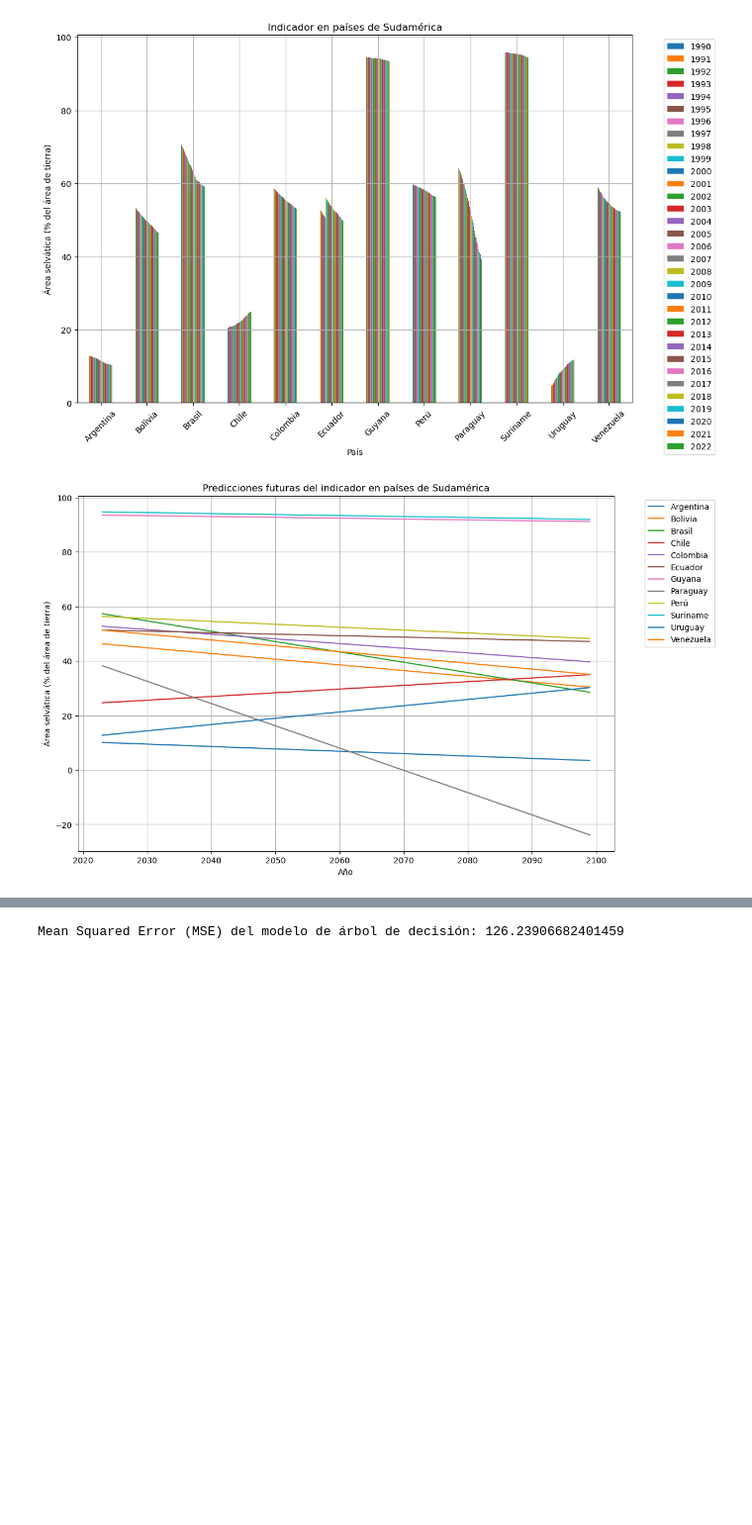
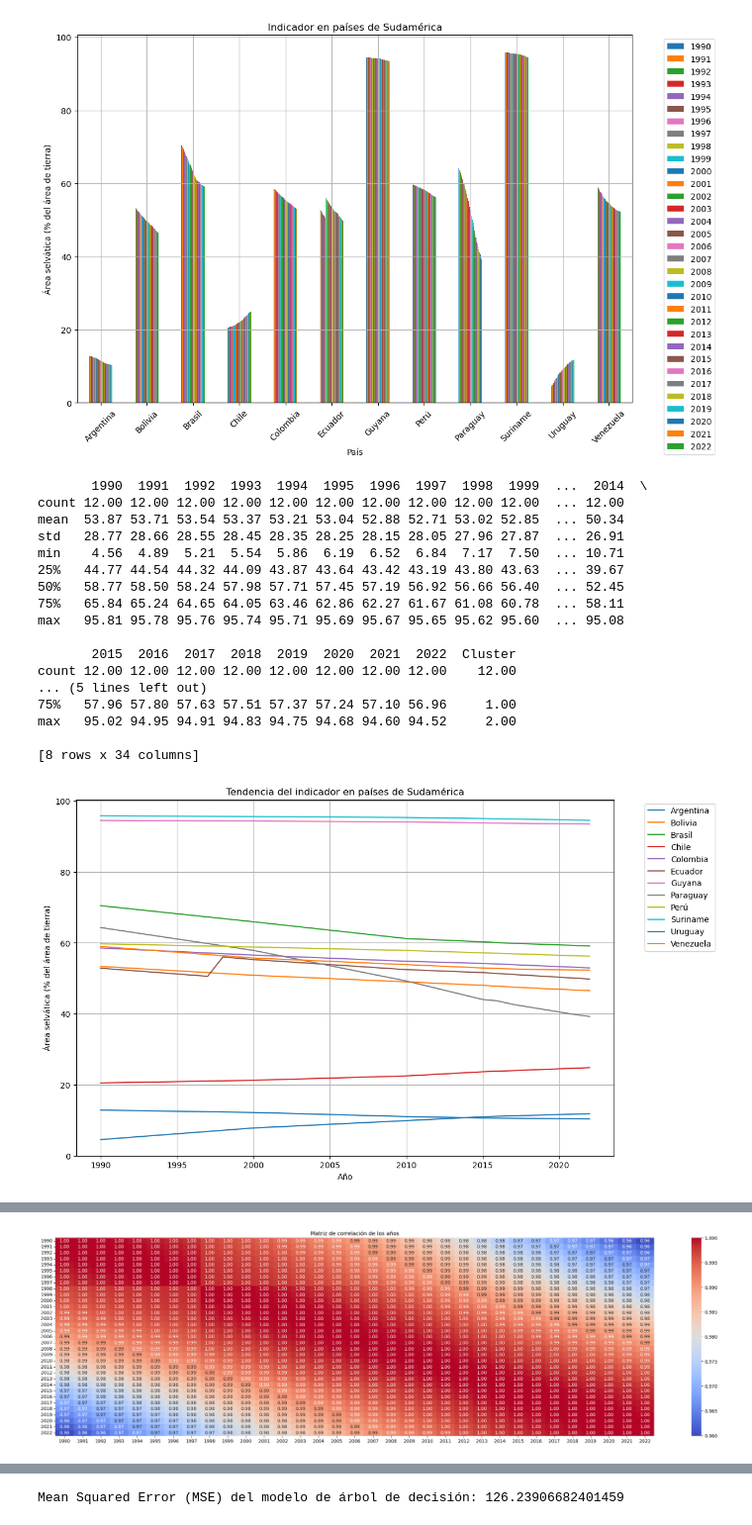
Before and after one commit to jaimecabrera911/ACA_FINAL, a Jupyter notebook: aca_final.ipynb, the cells around one changed output, grey strips where cells are left out. Shown at 99% size. Drawn from its saved outputs; the diff is of its cells as text; code cells hidden in the pictures; blank space fills up the shorter version.

```diff
--- a/aca_final.ipynb
+++ b/aca_final.ipynb
@@ -179,17 +179,61 @@ plt.grid(True)
 plt.show()
 # %% [output]
 [figure]
-# %%
-plt.figure(figsize=(12, 8))
-
-for pais, datos in resultados.items():
-    plt.plot(future_years.flatten(), datos['future_predictions'], label=pais)
-
-plt.title('Predicciones futuras del indicador en países de Sudamérica')
-plt.xlabel('Año')
-plt.ylabel('Área selvática (% del área de tierra)')
-plt.legend(bbox_to_anchor=(1.05, 1), loc='upper left')
-plt.grid(True)
-plt.show()
-# %% [output]
-[figure, removed]
+# %%
+import seaborn as sns
+
+import matplotlib.pyplot as plt
+
+# Calcular estadísticas descriptivas
+estadisticas_descriptivas = df_suramerica.describe()
+print(estadisticas_descriptivas)
+
+# Visualizar la tendencia de cada país a lo largo de los años
+plt.figure(figsize=(12, 8))
+for pais in paises_suramerica:
+    plt.plot(years, df_suramerica[df_suramerica['Country Name'] == pais][columns_to_display[1:]].values.flatten(), label=pais)
+plt.title('Tendencia del indicador en países de Sudamérica')
+plt.xlabel('Año')
+plt.ylabel('Área selvática (% del área de tierra)')
+plt.legend(bbox_to_anchor=(1.05, 1), loc='upper left')
+plt.grid(True)
+plt.show()
+
+# Calcular la matriz de correlación
+correlation_matrix = df_suramerica[columns_to_display[1:]].astype(float).corr()
+print(correlation_matrix)
+
+# Visualizar la matriz de correlación
+plt.figure(figsize=(30, 8))
+sns.heatmap(correlation_matrix, annot=True, cmap='coolwarm', fmt=".2f")
+plt.title('Matriz de correlación de los años')
+plt.show()
+
+# Identificar anomalías utilizando un gráfico de caja (boxplot)
+plt.figure(figsize=(12, 8))
+sns.boxplot(data=df_suramerica[columns_to_display[1:]].astype(float))
+plt.title('Distribución de los datos por año para países de Sudamérica')
+plt.xlabel('Año')
+plt.ylabel('Área selvática (% del área de tierra)')
+plt.xticks(rotation=90)
+plt.grid(True)
+plt.show()
+# %% [output]
+       1990  1991  1992  1993  1994  1995  1996  1997  1998  1999  ...  2014  \
+count 12.00 12.00 12.00 12.00 12.00 12.00 12.00 12.00 12.00 12.00  ... 12.00
+mean  53.87 53.71 53.54 53.37 53.21 53.04 52.88 52.71 53.02 52.85  ... 50.34
+std   28.77 28.66 28.55 28.45 28.35 28.25 28.15 28.05 27.96 27.87  ... 26.91
+min    4.56  4.89  5.21  5.54  5.86  6.19  6.52  6.84  7.17  7.50  ... 10.71
+25%   44.77 44.54 44.32 44.09 43.87 43.64 43.42 43.19 43.80 43.63  ... 39.67
+50%   58.77 58.50 58.24 57.98 57.71 57.45 57.19 56.92 56.66 56.40  ... 52.45
+75%   65.84 65.24 64.65 64.05 63.46 62.86 62.27 61.67 61.08 60.78  ... 58.11
+max   95.81 95.78 95.76 95.74 95.71 95.69 95.67 95.65 95.62 95.60  ... 95.08
+
+       2015  2016  2017  2018  2019  2020  2021  2022  Cluster
+count 12.00 12.00 12.00 12.00 12.00 12.00 12.00 12.00    12.00
+... (5 lines left out)
+75%   57.96 57.80 57.63 57.51 57.37 57.24 57.10 56.96     1.00
+max   95.02 94.95 94.91 94.83 94.75 94.68 94.60 94.52     2.00
+
+[8 rows x 34 columns]
+[figure, added]
@@ -195,0 +257 @@ plt.show()
+[figure, added]
```
Also changed, not shown: parts of 6 cells of this notebook, 2 other files.
